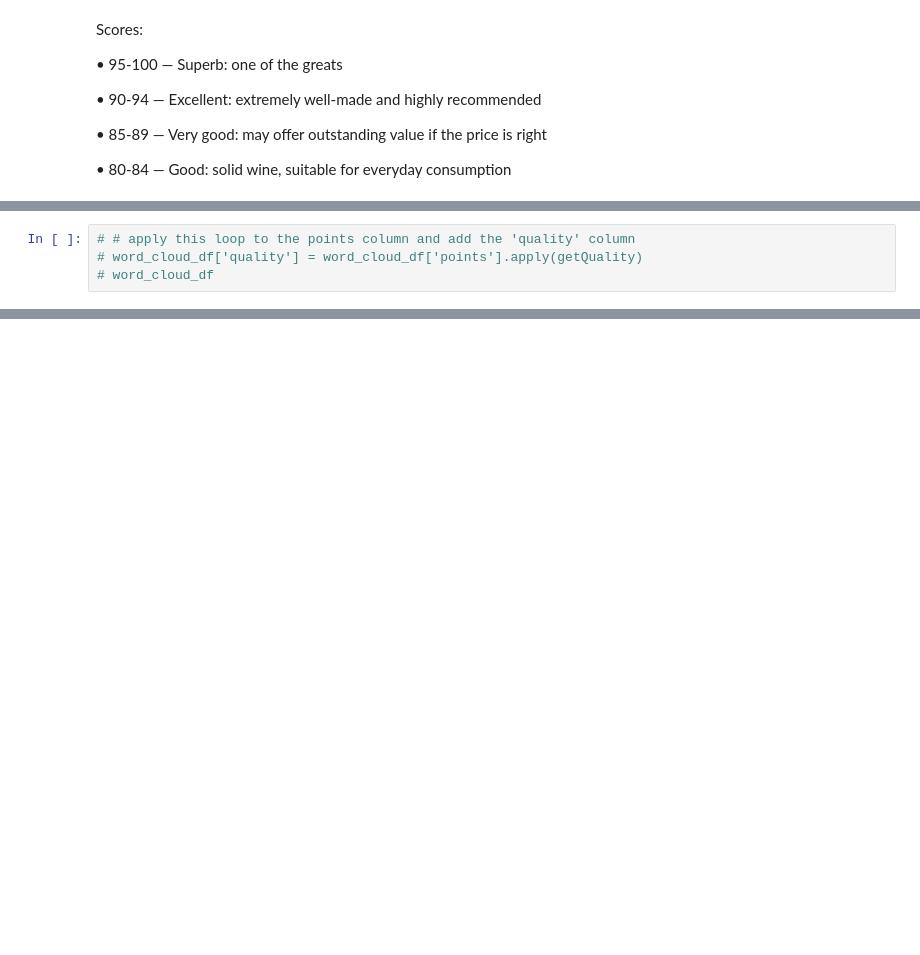
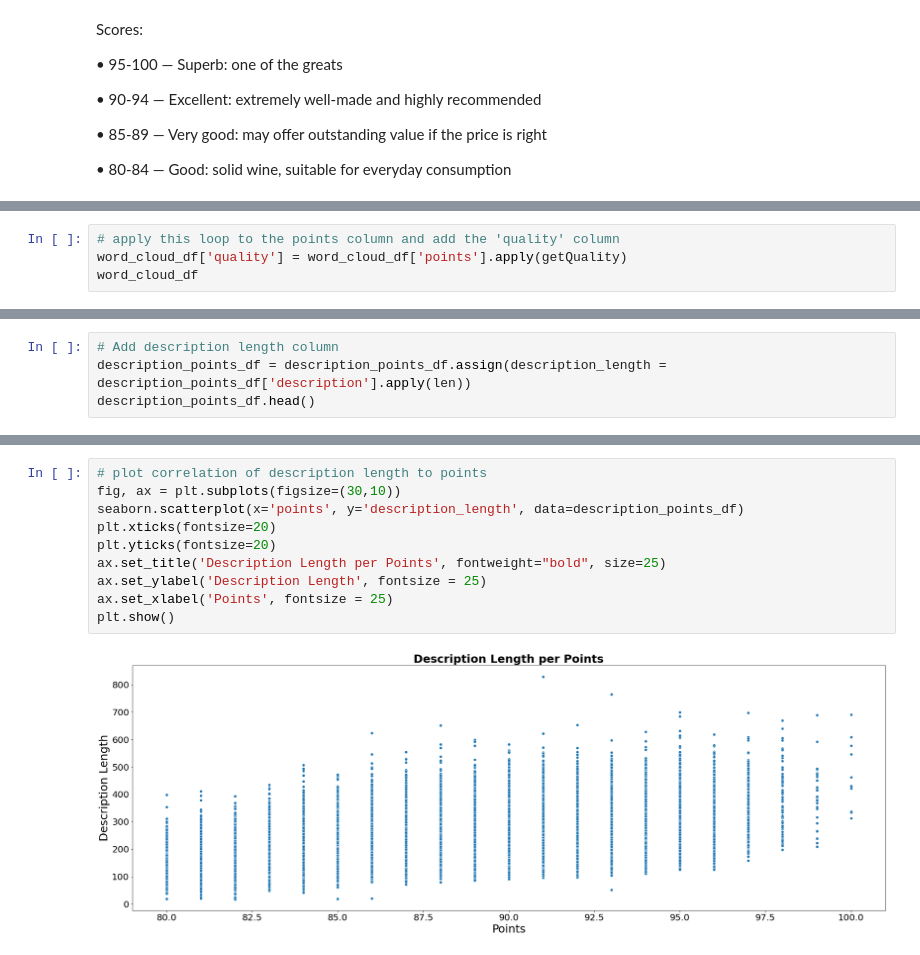
Before and after one commit to ladyj-dev/Alcohol_ETL_Project, a Jupyter notebook: wordcloud.ipynb, the cells around one changed output, grey strips where cells are left out. Saved outputs shown, nothing was run; the diff lists cells and outputs as text; blank space fills up the shorter version.

```diff
--- a/wordcloud.ipynb
+++ b/wordcloud.ipynb
@@ -118,4 +132,4 @@ def getQuality(points):
 # %%
-# # apply this loop to the points column and add the 'quality' column
-# word_cloud_df['quality'] = word_cloud_df['points'].apply(getQuality)
-# word_cloud_df
+# apply this loop to the points column and add the 'quality' column
+word_cloud_df['quality'] = word_cloud_df['points'].apply(getQuality)
+word_cloud_df
@@ -125,0 +204,4 @@ def getQuality(points):
+# %%
+# Add description length column
+description_points_df = description_points_df.assign(description_length = description_points_df['description'].apply(len))
+description_points_df.head()
@@ -125,0 +215,12 @@ def getQuality(points):
+# %%
+# plot correlation of description length to points
+fig, ax = plt.subplots(figsize=(30,10))
+seaborn.scatterplot(x='points', y='description_length', data=description_points_df)
+plt.xticks(fontsize=20)
+plt.yticks(fontsize=20)
+ax.set_title('Description Length per Points', fontweight="bold", size=25)
+ax.set_ylabel('Description Length', fontsize = 25)
+ax.set_xlabel('Points', fontsize = 25)
+plt.show()
+# %% [output]
+[figure, added]
```
Also changed, not shown: parts of 24 cells of this notebook.
